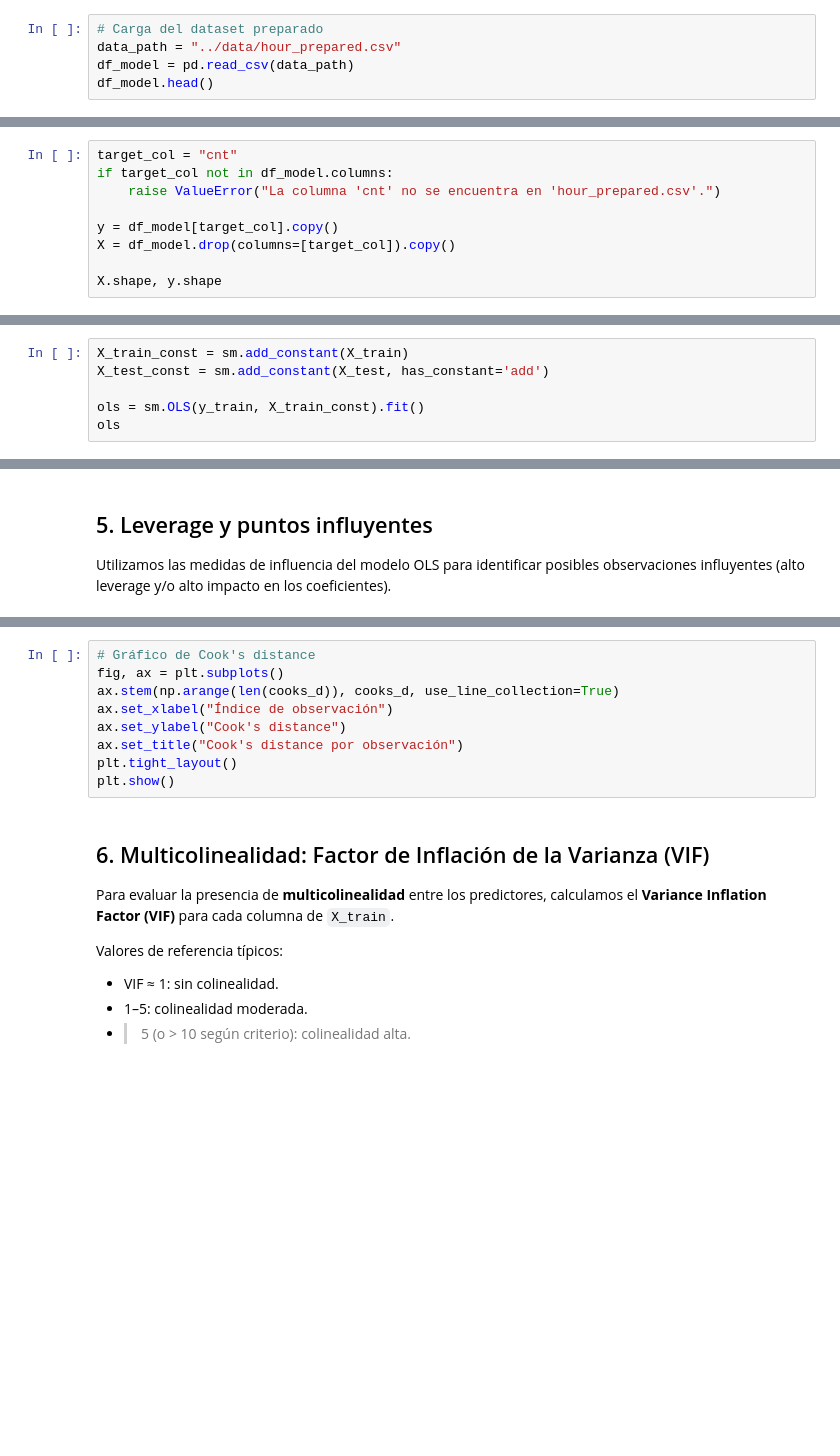
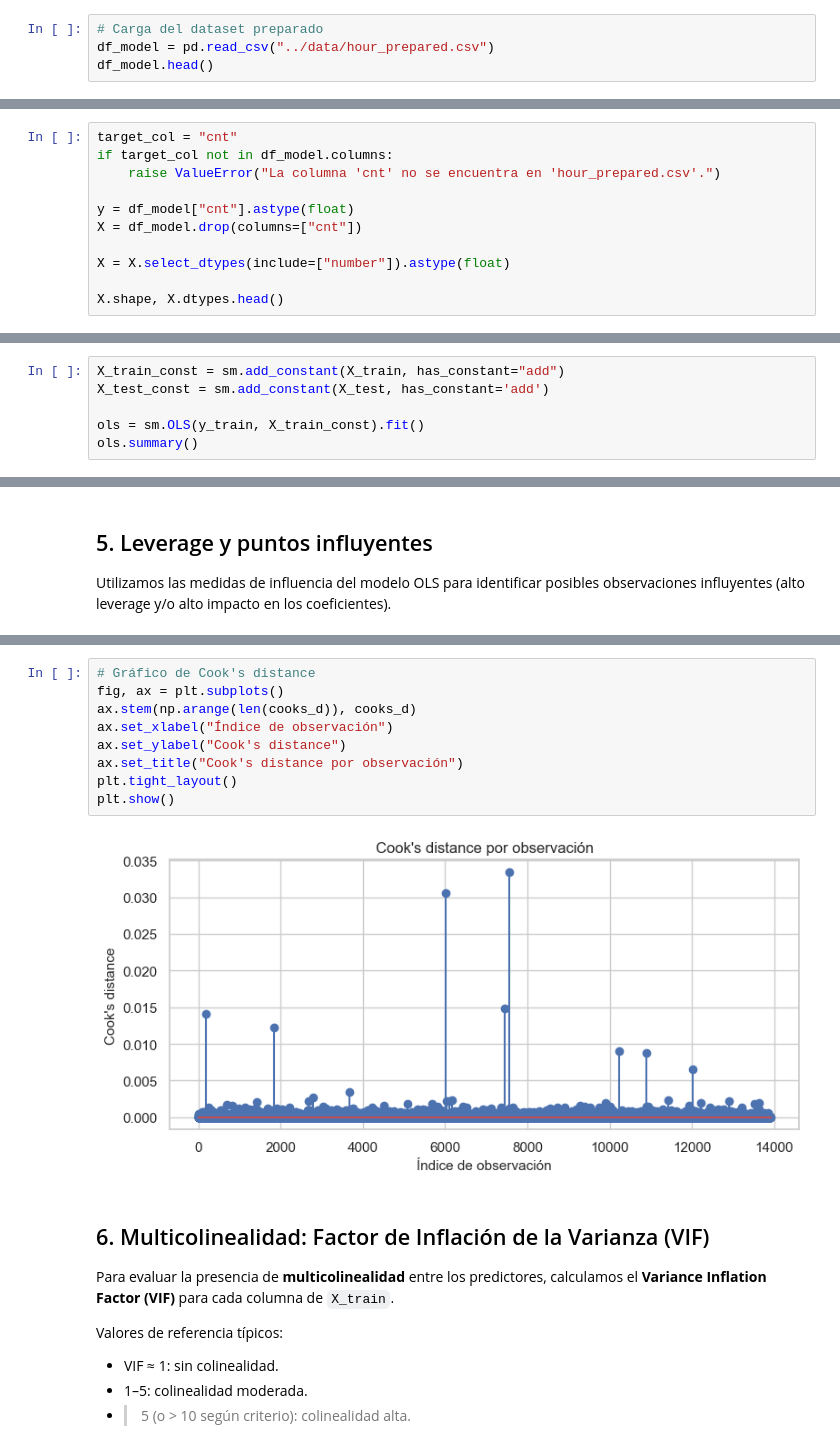
Before and after one commit to Efrainfernando/bike-sharing-project, a Jupyter notebook: _sources/cap4-diagnostico.ipynb, the cells around one changed output, grey strips where cells are left out. Saved outputs shown, nothing was run; the diff lists cells and outputs as text; blank space fills up the shorter version.

```diff
--- a/_sources/cap4-diagnostico.ipynb
+++ b/_sources/cap4-diagnostico.ipynb
@@ -29,6 +29,5 @@ plt.rcParams["axes.titlesize"] = 12
 plt.rcParams["axes.labelsize"] = 11
 # %%
 # Carga del dataset preparado
-data_path = "../data/hour_prepared.csv"
-df_model = pd.read_csv(data_path)
+df_model = pd.read_csv("../data/hour_prepared.csv")
 df_model.head()
@@ -39,7 +46,9 @@ target_col = "cnt"
 if target_col not in df_model.columns:
     raise ValueError("La columna 'cnt' no se encuentra en 'hour_prepared.csv'.")
 
-y = df_model[target_col].copy()
-X = df_model.drop(columns=[target_col]).copy()
+y = df_model["cnt"].astype(float)
+X = df_model.drop(columns=["cnt"])
 
-X.shape, y.shape
+X = X.select_dtypes(include=["number"]).astype(float)
+
+X.shape, X.dtypes.head()
@@ -54,8 +73,8 @@ X_train.shape, X_test.shape
 # %% [markdown]
 Ajustamos el modelo OLS agregando un término de intercepto.
 # %%
-X_train_const = sm.add_constant(X_train)
+X_train_const = sm.add_constant(X_train, has_constant="add")
 X_test_const = sm.add_constant(X_test, has_constant='add')
 
 ols = sm.OLS(y_train, X_train_const).fit()
-ols
+ols.summary()
@@ -141,12 +214,14 @@ plt.show()
 # %%
 # Gráfico de Cook's distance
 fig, ax = plt.subplots()
-ax.stem(np.arange(len(cooks_d)), cooks_d, use_line_collection=True)
+ax.stem(np.arange(len(cooks_d)), cooks_d)
 ax.set_xlabel("Índice de observación")
 ax.set_ylabel("Cook's distance")
 ax.set_title("Cook's distance por observación")
 plt.tight_layout()
 plt.show()
+# %% [output]
+[figure, added]
 # %% [markdown]
 ## 6. Multicolinealidad: Factor de Inflación de la Varianza (VIF)
 
```
Also changed, not shown: parts of 12 cells of this notebook, 35 other files.
